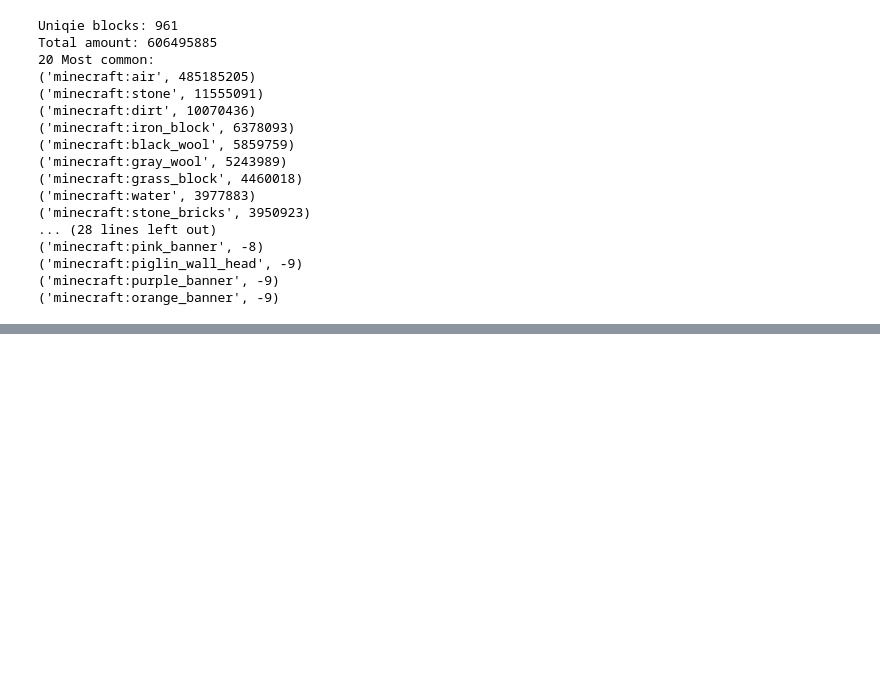
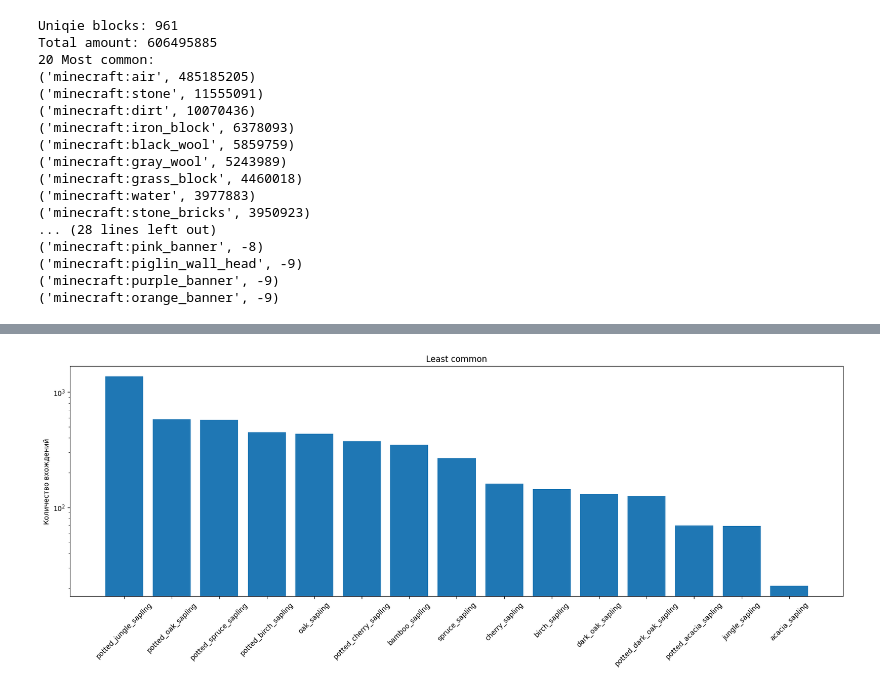
Before and after one commit to oleja1shpep/DiffusionCraft, a Jupyter notebook: src/notebooks/stats.ipynb, the cells around one changed output, grey strips where cells are left out. Saved outputs shown, nothing was run; the diff lists cells and outputs as text; code cells hidden in the pictures; blank space fills up the shorter version.

```diff
--- a/src/notebooks/stats.ipynb
+++ b/src/notebooks/stats.ipynb
@@ -1743,0 +1760,34 @@ show_top_statistics(blocks_counter, 30, reversed=False, nonzero=False, ax=ax, ti
+# %%
+def show_top_custom_statistics(blocks_counter, limit, ignore_air=True, reversed=False, nonzero=False, ax=None, title=""):
+
+    statistics = list(blocks_counter.items())
+
+    data = sorted(statistics, key=lambda x: -x[1])
+
+    if nonzero:
+        data = [item for item in data if item[1] != 0]
+
+    if ignore_air:
+        data = [item for item in data if item[0] != "minecraft:air"]
+
+    data =  [item for item in data if "sapling" in item[0]]
+
+    if reversed:
+        data = data[-limit:]
+    else:
+        data = data[:limit]
+
+
+    names = [item[0][item[0].index(":") + 1:] for item in data]
+    values = [item[1] for item in data]
+
+    ax.bar(np.arange(len(names)), values)
+    ax.set_xticks(np.arange(len(names)), names, rotation=45)
+    ax.set_title(title)
+    ax.set_ylabel("Количество вхождений")
+    ax.set_yscale("log")
+
+fig, ax = plt.subplots(1, 1, figsize=(20, 6))
+show_top_custom_statistics(blocks_counter, 300, reversed=True, nonzero=False, ax=ax, title="Least common")
+# %% [output]
+[figure, added]
```
Also changed, not shown: parts of 9 cells of this notebook, 11 other files.
